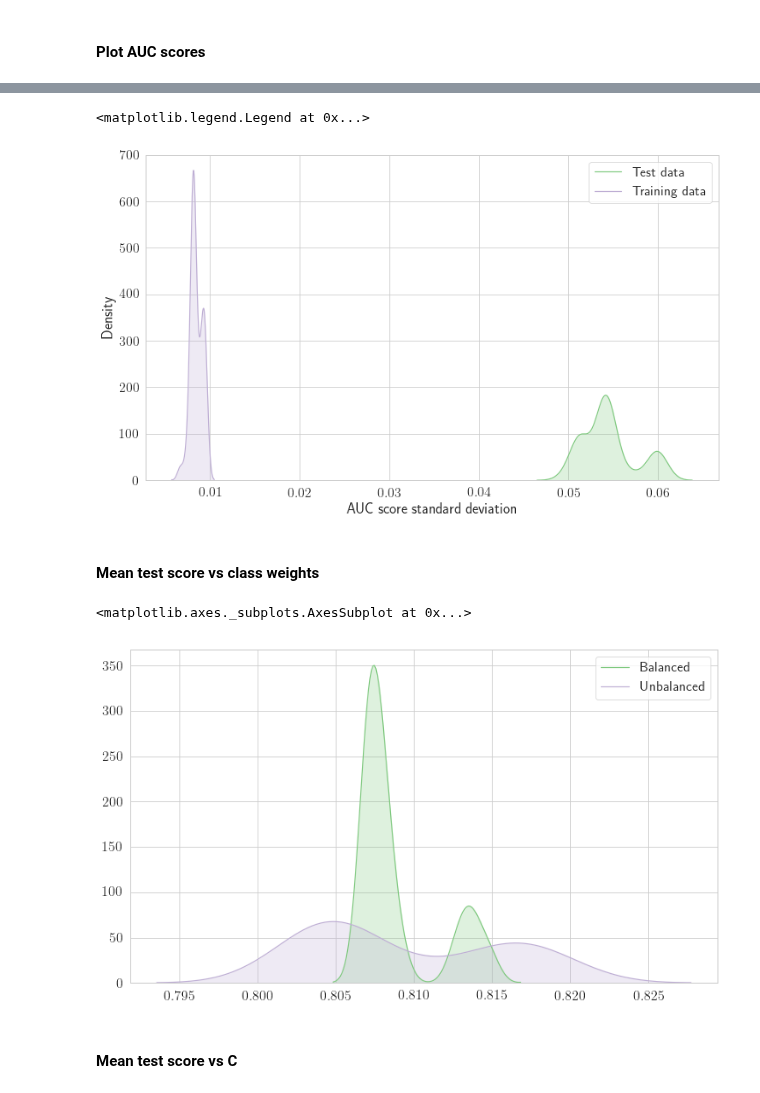
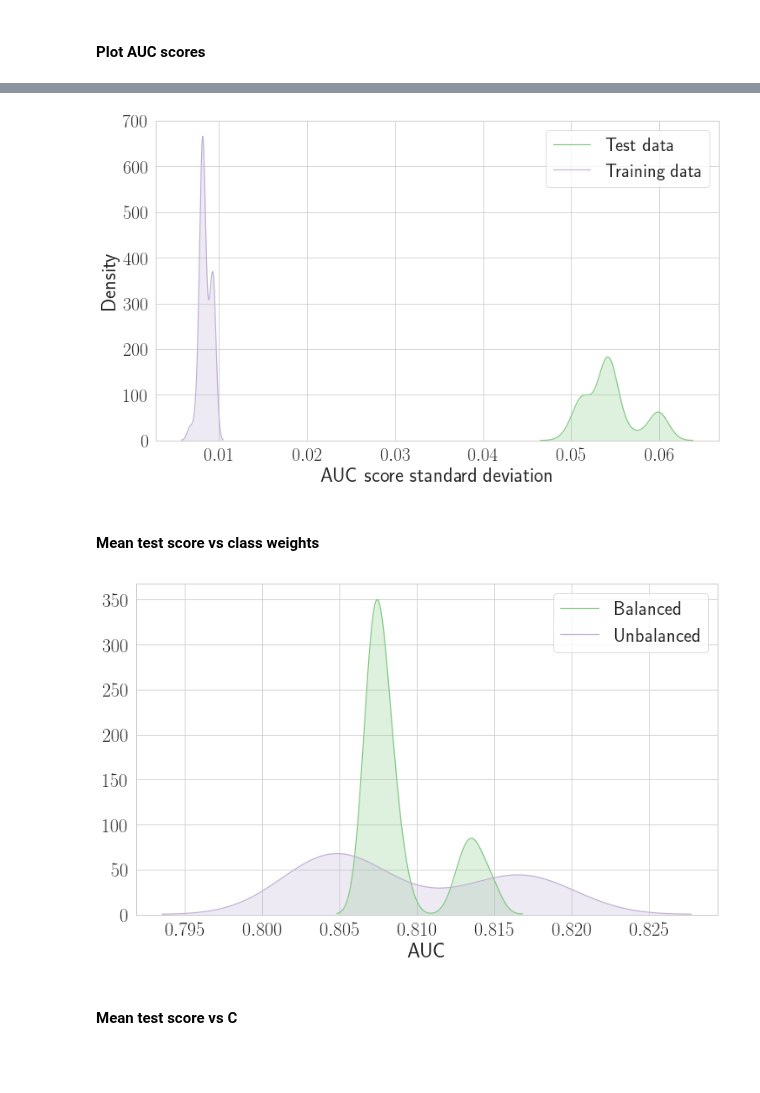
Before and after one commit to AllanLRH/master_thesis, a Jupyter notebook: joachim_exercise/analyze_svm_results.ipynb, the cells around one changed output, grey strips where cells are left out. Cells and saved outputs as stored; diff of their text form; code cells hidden in the pictures; blank space fills up the shorter version.

```diff
--- a/joachim_exercise/analyze_svm_results.ipynb
+++ b/joachim_exercise/analyze_svm_results.ipynb
@@ -20,7 +20,7 @@ import networkx as nx
 import matplotlib as mpl
 import matplotlib.pyplot as plt
 import seaborn as sns
-sns.set(context='paper', style='whitegrid', color_codes=True, font_scale=1.8)
+sns.set(context='paper', style='whitegrid', color_codes=True, font_scale=2.5)
 colorcycle = [(0.498, 0.788, 0.498),
               (0.745, 0.682, 0.831),
               (0.992, 0.753, 0.525),
@@ -52,6 +52,8 @@ pd.set_option('display.width', 1000)
 np.set_printoptions(linewidth=145)
 
 # import pixiedust
+
+mpl.rcParams['figure.figsize'] = [12, 7]
 # %%
 !/lscr_paper/allan/bin_allan/exa -l --header gender*.pkl
 # %% [output]
@@ -172,20 +219,21 @@ sns.kdeplot(dfl.std_train_score, shade=True, label="Training data", ax=ax)
 ax.set_xlabel("AUC score standard deviation")
 ax.set_ylabel("Density")
 ax.legend()
+fig.savefig("figs/sex_svm_lin_auc_std_densities.pdf")
 # %% [output]
-<matplotlib.legend.Legend at 0x...>
-[figure, old version]
+[figure, new version]
 # %% [markdown]
 #### Mean test score vs class weights
 # %%
 fig, ax = plt.subplots()
 lbl0, dat0 = list(dfl.groupby('param_svc__class_weight').mean_test_score )[0]
 lbl1, dat1 = list(dfl.groupby('param_svc__class_weight').mean_test_score )[1]
 sns.kdeplot(dat0, label=lbl0, ax=ax, shade=True)
 sns.kdeplot(dat1, label=lbl1, ax=ax, shade=True)
+ax.set_xlabel("AUC")
+fig.savefig("figs/sex_svm_lin_auc_balanced_test_densities.pdf")
 # %% [output]
-<matplotlib.axes._subplots.AxesSubplot at 0x...>
-[figure, old version]
+[figure, new version]
 # %% [markdown]
 #### Mean test score vs C
 # %%
```
Also changed, not shown: parts of 38 cells of this notebook.
